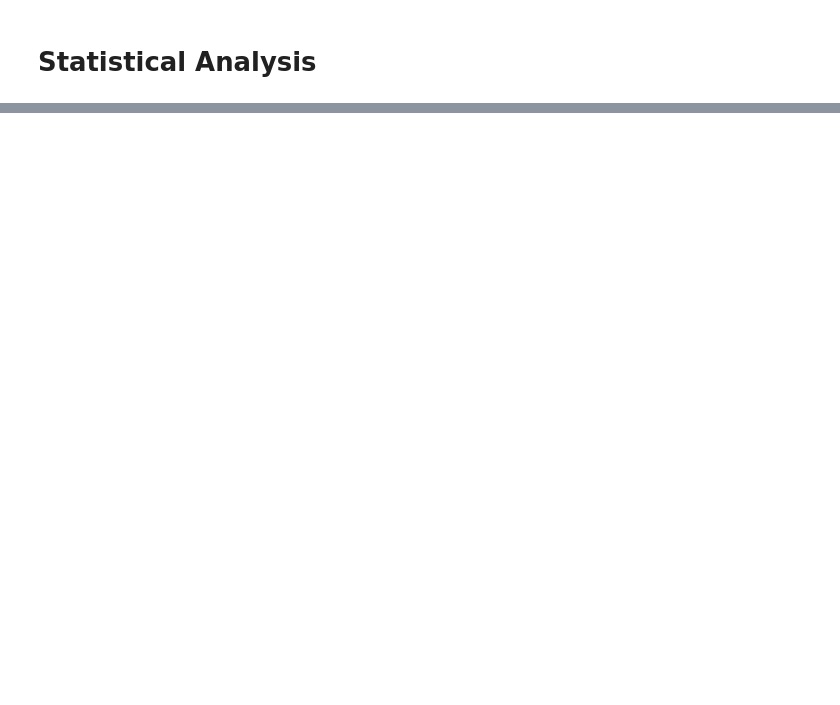
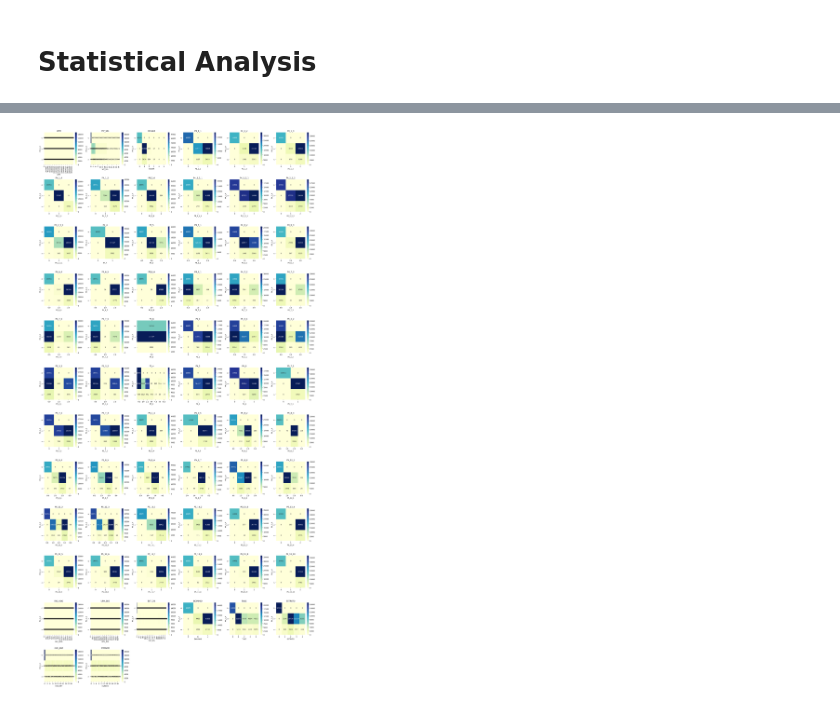
Before and after one commit to aleaguilar0094-ops/Mexican-National-Survey, a Jupyter notebook: Data analysis.ipynb, the cells around one changed output, grey strips where cells are left out. Drawn from its saved outputs; the diff is of its cells as text; code cells hidden in the pictures; blank space fills up the shorter version.

Commit message:
Heatmaps were added

```diff
--- a/Data analysis.ipynb
+++ b/Data analysis.ipynb
@@ -416,0 +417,2 @@ homes.loc[(homes['P4_6_3'] == "nan")] = 0
+# %%
+categorical_columns = homes.iloc[:, list(range(0,7)) +[9,10]+[13]+list(range(15,18))+list(range(20,47))+[49]+[51]+[53]+[55]+[57]+[59]+[61]+list(range(63,84))]
@@ -416,0 +440,32 @@ homes.loc[(homes['P4_6_3'] == "nan")] = 0
+# %%
+import seaborn as sns
+import matplotlib.pyplot as plt
+import pandas as pd
+import math
+
+cols = categorical_columns.columns[:68]
+n = len(cols)
+
+n_cols = 6                                # plots per row
+n_rows = math.ceil(n / n_cols)             # compute needed rows
+
+fig, axs = plt.subplots(n_rows, n_cols, figsize=(4*n_cols, 4*n_rows))
+axs = axs.flatten()
+
+for ax, column in zip(axs, cols):
+    contingency_table = pd.crosstab(
+        categorical_columns['P4_1_4'],
+        categorical_columns[column]
+    )
+
+    sns.heatmap(contingency_table, cmap="YlGnBu", fmt='d', annot=True, ax=ax)
+    ax.set_title(column)
+
+# hide unused axes
+for ax in axs[n:]:
+    ax.set_visible(False)
+
+plt.tight_layout()
+plt.show()
+# %% [output]
+[figure, added]
```
Also changed, not shown: parts of 3 cells of this notebook.
